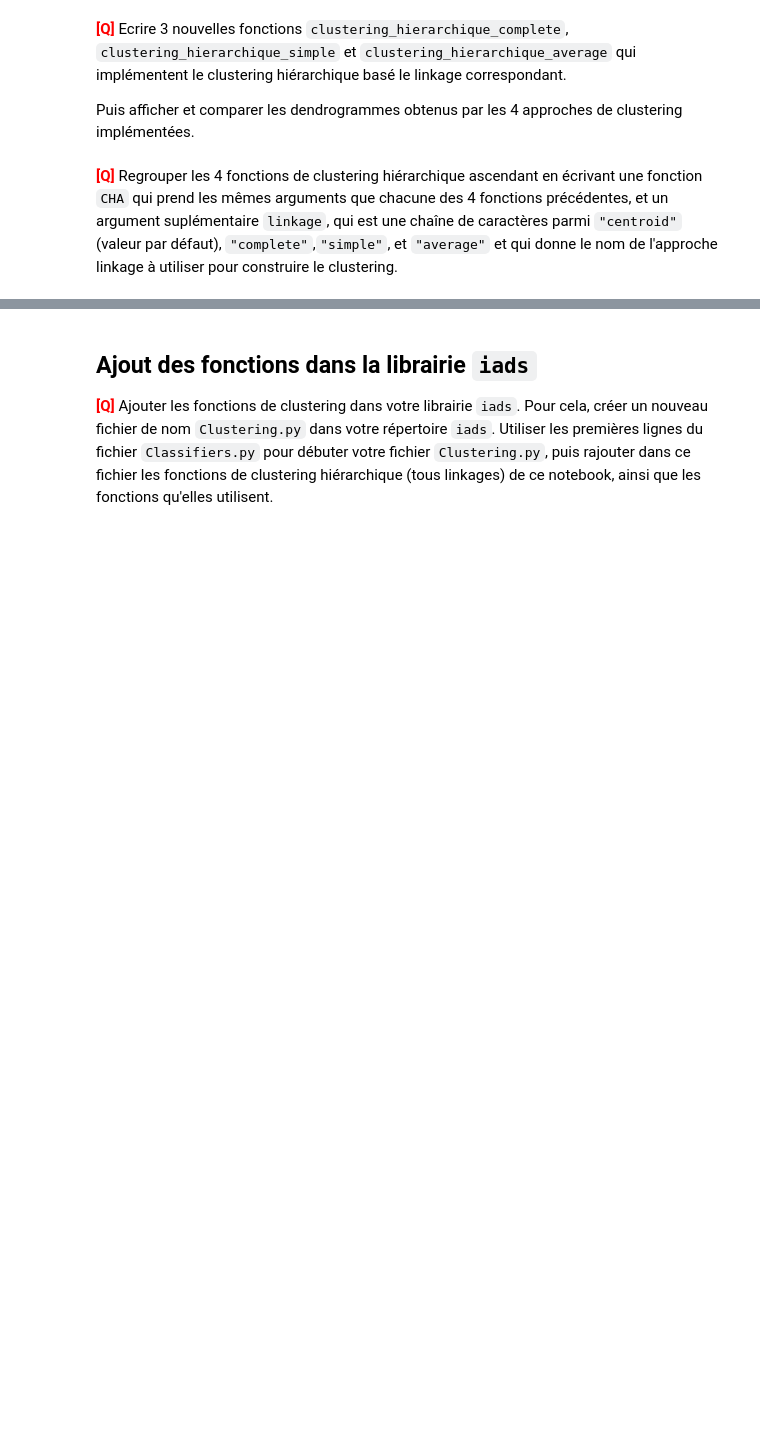
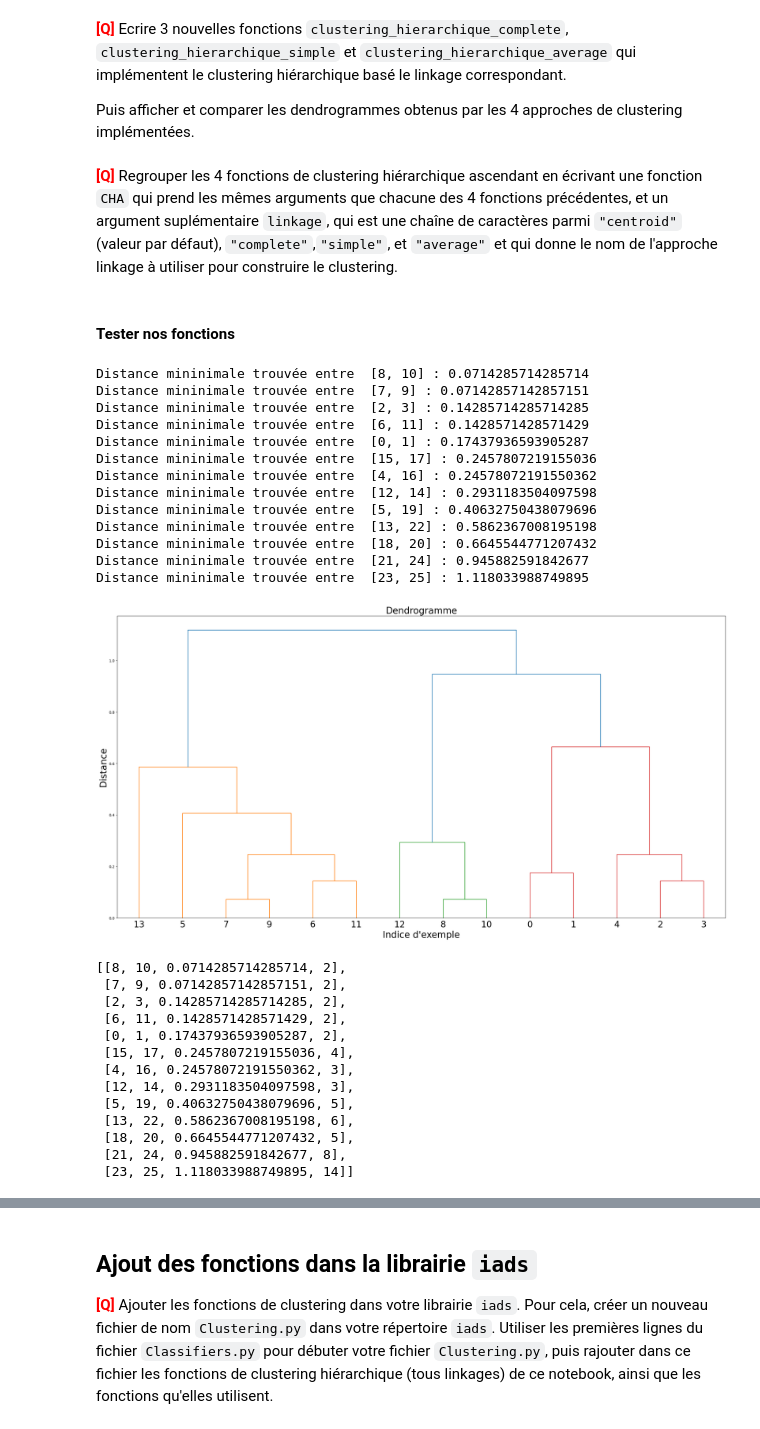
Before and after one commit to ilyesdjerfaf/Sciences-des-Donnees---LU3IN026, a Jupyter notebook: tme-08/tme-08_DJERFAF_TAFOUGHALT.ipynb, the cells around one changed output, grey strips where cells are left out. Drawn from its saved outputs; the diff is of its cells as text; code cells hidden in the pictures; blank space fills up the shorter version.

```diff
--- a/tme-08/tme-08_DJERFAF_TAFOUGHALT.ipynb
+++ b/tme-08/tme-08_DJERFAF_TAFOUGHALT.ipynb
@@ -479,5 +479,16 @@ Distance mininimale trouvée entre  [23, 25] : 0.6796842379114776
 
 
 Puis afficher et comparer les dendrogrammes obtenus par les 4 approches de clustering implémentées.
+# %%
+from scipy.spatial.distance import cdist
+
+def clustering_hierarchique_complete(X, Y):
+    return np.max(cdist(X, Y, 'euclidean'))
+
+def clustering_hierarchique_simple(X, Y):
+    return np.min(cdist(X, Y, 'euclidean'))
+
+def clustering_hierarchique_average(X, Y):
+    return np.mean(cdist(X, Y, 'euclidean'))
 # %% [markdown]
 <font size="+1" color="RED"><b>[Q]</b></font> Regrouper les 4 fonctions de clustering hiérarchique ascendant en écrivant une fonction `CHA` qui prend les mêmes arguments que chacune des 4 fonctions précédentes, et un argument suplémentaire `linkage`, qui est une chaîne de caractères parmi `"centroid"` (valeur par défaut),  `"complete"`,`"simple"`, et `"average"` et qui donne le nom de l'approche linkage à utiliser pour construire le clustering.
@@ -490,0 +527,62 @@ def CHA(DF,linkage='centroid', verbose=False,dendrogramme=False):
+# %%
+def CHA(DF,linkage='centroid', verbose=False,dendrogramme=False):
+    """  ##### donner une documentation à cette fonction
+    """
+    ############################ A COMPLETER
+    if linkage == 'centroid':
+        return CHA_centroid(DF, verbose, dendrogramme)
+
+    else:
+        l = []
+        P = initialise_CHA(DF)
+        while (len(P) != 1):
+            result = fusionnes(DF, P, verbose, linkage)
+            l.append([result[1], result[2], result[3], len(P[result[2]]) + len(P[result[1]])])
+            P = result[0]
+
+        if dendrogramme:
+            # Paramètre de la fenêtre d'affichage:
+            plt.figure(figsize=(30, 15))  # taille : largeur x hauteur
+            plt.title('Dendrogramme', fontsize=25)
+            plt.xlabel("Indice d'exemple", fontsize=25)
+            plt.ylabel('Distance', fontsize=25)
+            # Construction du dendrogramme pour notre clustering :
+            scipy.cluster.hierarchy.dendrogram(l, leaf_font_size=24.,)
+
+            # Affichage du résultat obtenu:
+            plt.show()
+        return l
+
+    raise NotImplementedError("Please Implement this method")
+# %% [markdown]
+#### Tester nos fonctions
+# %%
+CHA(data_2D_norm,linkage='complete',verbose=True,dendrogramme=True)
+# %% [output]
+Distance mininimale trouvée entre  [8, 10] : 0.0714285714285714
+Distance mininimale trouvée entre  [7, 9] : 0.07142857142857151
+Distance mininimale trouvée entre  [2, 3] : 0.14285714285714285
+Distance mininimale trouvée entre  [6, 11] : 0.1428571428571429
+Distance mininimale trouvée entre  [0, 1] : 0.17437936593905287
+Distance mininimale trouvée entre  [15, 17] : 0.2457807219155036
+Distance mininimale trouvée entre  [4, 16] : 0.24578072191550362
+Distance mininimale trouvée entre  [12, 14] : 0.2931183504097598
+Distance mininimale trouvée entre  [5, 19] : 0.40632750438079696
+Distance mininimale trouvée entre  [13, 22] : 0.5862367008195198
+Distance mininimale trouvée entre  [18, 20] : 0.6645544771207432
+Distance mininimale trouvée entre  [21, 24] : 0.945882591842677
+Distance mininimale trouvée entre  [23, 25] : 1.118033988749895
+[figure, added]
+[[8, 10, 0.0714285714285714, 2],
+ [7, 9, 0.07142857142857151, 2],
+ [2, 3, 0.14285714285714285, 2],
+ [6, 11, 0.1428571428571429, 2],
+ [0, 1, 0.17437936593905287, 2],
+ [15, 17, 0.2457807219155036, 4],
+ [4, 16, 0.24578072191550362, 3],
+ [12, 14, 0.2931183504097598, 3],
+ [5, 19, 0.40632750438079696, 5],
+ [13, 22, 0.5862367008195198, 6],
+ [18, 20, 0.6645544771207432, 5],
+ [21, 24, 0.945882591842677, 8],
+ [23, 25, 1.118033988749895, 14]]
```
Also changed, not shown: parts of 11 cells of this notebook, 1 other file.
